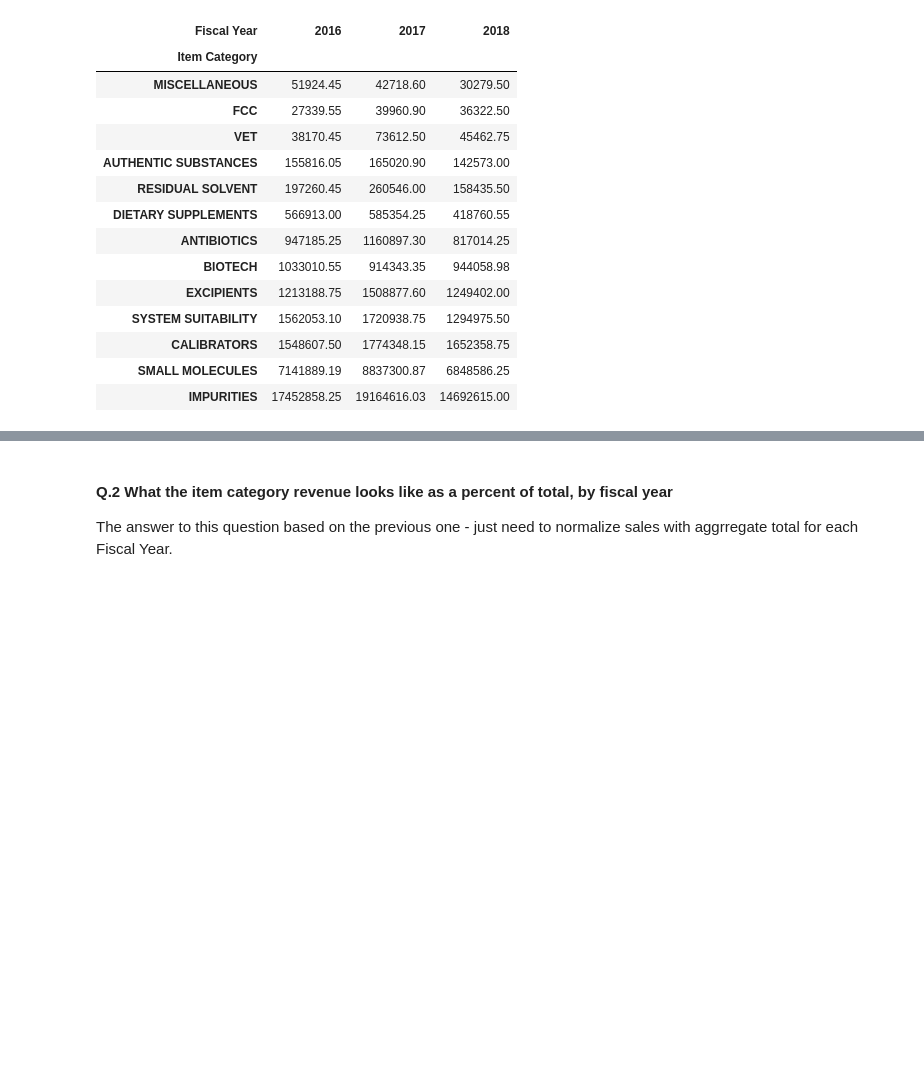
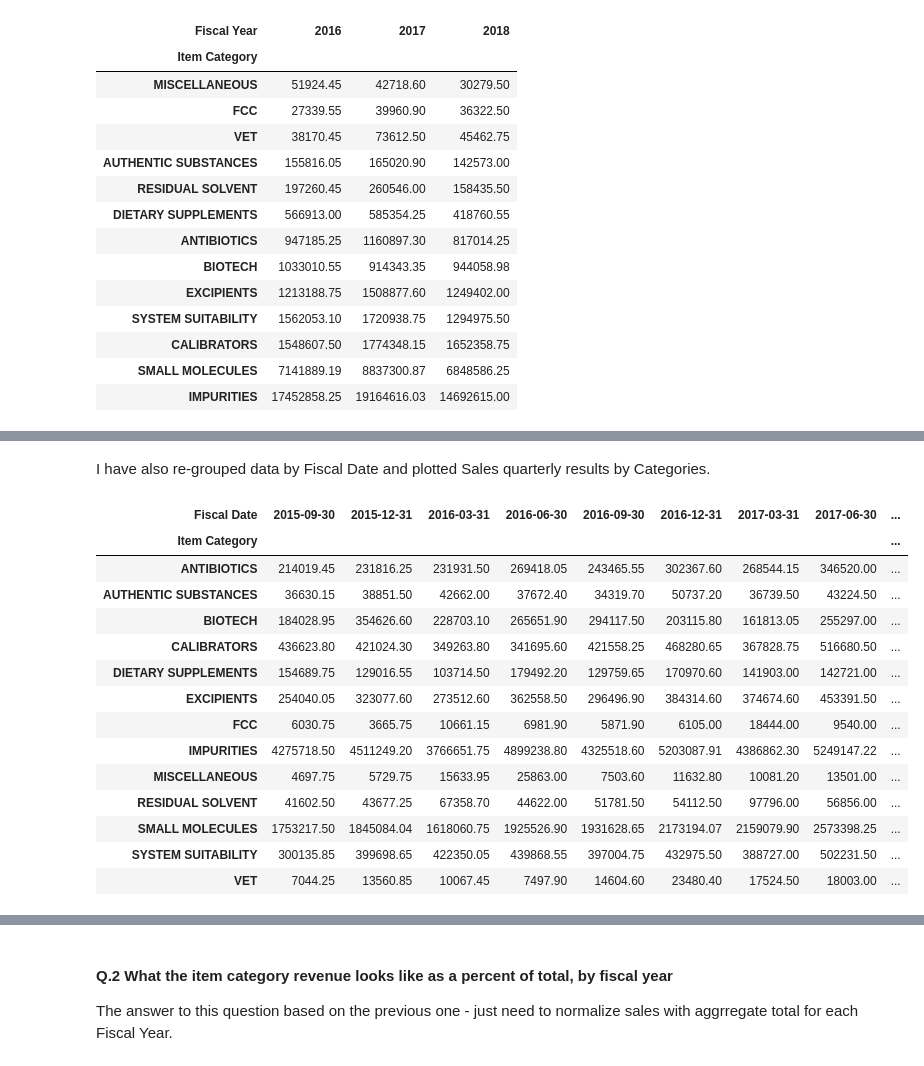
Before and after one commit to estonezzz/USP-Case, a Jupyter notebook: USP_case.ipynb, the cells around one changed output, grey strips where cells are left out. Drawn from its saved outputs; the diff is of its cells as text; code cells hidden in the pictures; blank space fills up the shorter version.

```diff
--- a/USP_case.ipynb
+++ b/USP_case.ipynb
@@ -146,0 +169,24 @@ There are couple things to metion from the plots above:
+# %% [markdown]
+I have also re-grouped data by Fiscal Date and  plotted Sales quarterly results by Categories.
+# %%
+# Let's re-group data by Date
+sales_by_gr_ = df[["Item Category", "Fiscal Date","Revenue", "Units","Discount"]].groupby(["Item Category","Fiscal Date"]).sum()
+sales_by_cat_rev_ = sales_by_gr_.unstack(level=0).resample("Q").sum()["Revenue"]
+sales_by_cat_vol_ = sales_by_gr_.unstack(level=0).resample("Q").sum()["Units"]
+sales_by_cat_rev_.T
+# %% [output]
+| Fiscal Date | 2015-09-30 | 2015-12-31 | 2016-03-31 | 2016-06-30 | 2016-09-30 | 2016-12-31 | 2017-03-31 | 2017-06-30 | ... |
+| Item Category |  |  |  |  |  |  |  |  | ... |
+| ANTIBIOTICS | 214019.45 | 231816.25 | 231931.50 | 269418.05 | 243465.55 | 302367.60 | 268544.15 | 346520.00 | ... |
+| AUTHENTIC SUBSTANCES | 36630.15 | 38851.50 | 42662.00 | 37672.40 | 34319.70 | 50737.20 | 36739.50 | 43224.50 | ... |
+| BIOTECH | 184028.95 | 354626.60 | 228703.10 | 265651.90 | 294117.50 | 203115.80 | 161813.05 | 255297.00 | ... |
+| CALIBRATORS | 436623.80 | 421024.30 | 349263.80 | 341695.60 | 421558.25 | 468280.65 | 367828.75 | 516680.50 | ... |
+| DIETARY SUPPLEMENTS | 154689.75 | 129016.55 | 103714.50 | 179492.20 | 129759.65 | 170970.60 | 141903.00 | 142721.00 | ... |
+| EXCIPIENTS | 254040.05 | 323077.60 | 273512.60 | 362558.50 | 296496.90 | 384314.60 | 374674.60 | 453391.50 | ... |
+| FCC | 6030.75 | 3665.75 | 10661.15 | 6981.90 | 5871.90 | 6105.00 | 18444.00 | 9540.00 | ... |
+| IMPURITIES | 4275718.50 | 4511249.20 | 3766651.75 | 4899238.80 | 4325518.60 | 5203087.91 | 4386862.30 | 5249147.22 | ... |
+| MISCELLANEOUS | 4697.75 | 5729.75 | 15633.95 | 25863.00 | 7503.60 | 11632.80 | 10081.20 | 13501.00 | ... |
+| RESIDUAL SOLVENT | 41602.50 | 43677.25 | 67358.70 | 44622.00 | 51781.50 | 54112.50 | 97796.00 | 56856.00 | ... |
+| SMALL MOLECULES | 1753217.50 | 1845084.04 | 1618060.75 | 1925526.90 | 1931628.65 | 2173194.07 | 2159079.90 | 2573398.25 | ... |
+| SYSTEM SUITABILITY | 300135.85 | 399698.65 | 422350.05 | 439868.55 | 397004.75 | 432975.50 | 388727.00 | 502231.50 | ... |
+| VET | 7044.25 | 13560.85 | 10067.45 | 7497.90 | 14604.60 | 23480.40 | 17524.50 | 18003.00 | ... |
```
Also changed, not shown: parts of 16 cells of this notebook.
